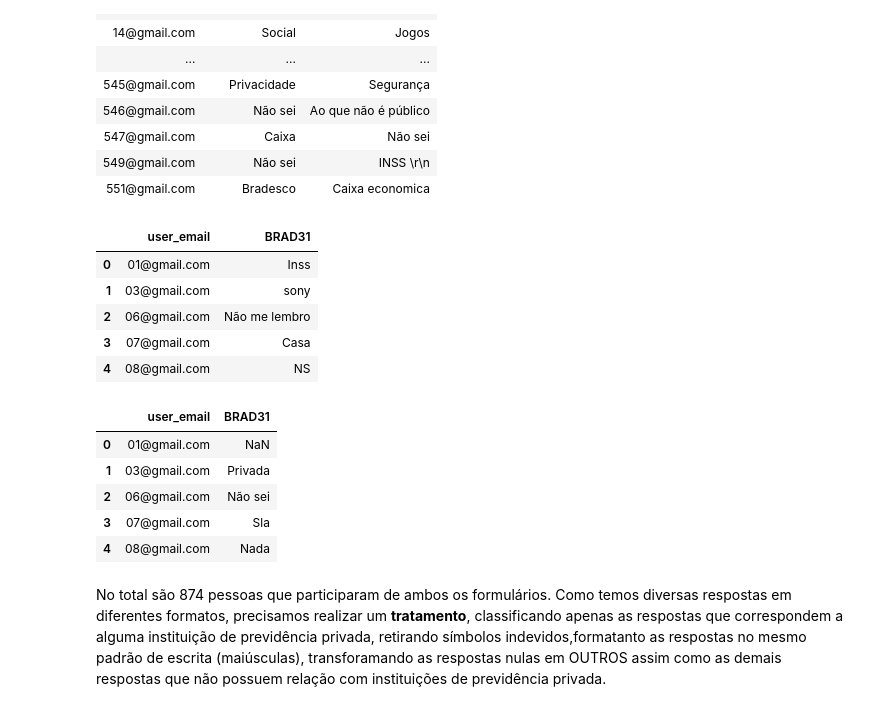
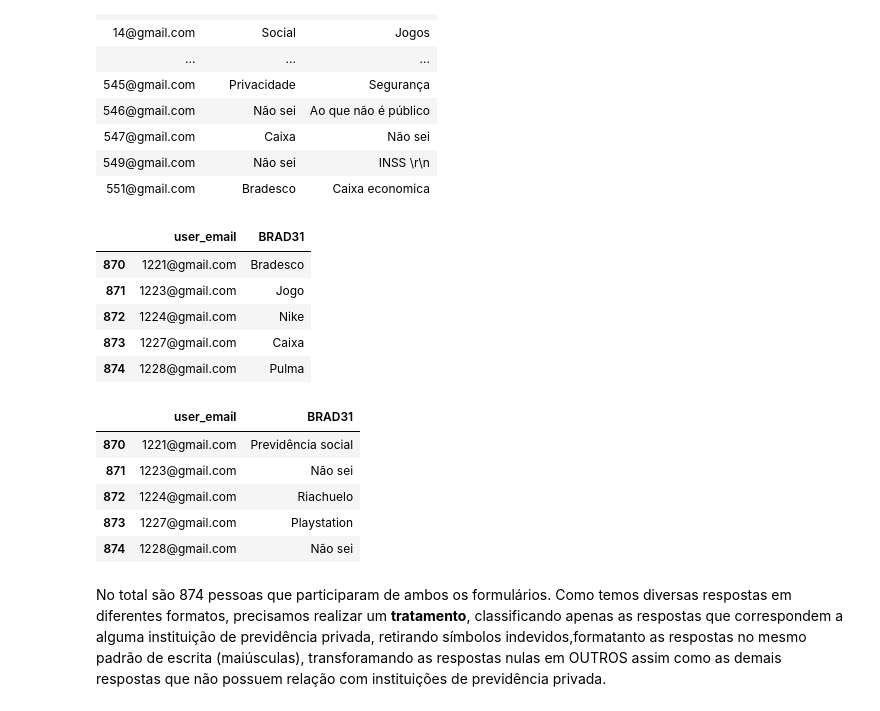
Before and after one commit to adhalya/Analise_Campanha_Credito, a Jupyter notebook: Análise_Campanha_de_Crédito.ipynb, the cells around one changed output. Cells and saved outputs as stored; diff of their text form; code cells hidden in the pictures.

```diff
--- a/Análise_Campanha_de_Crédito.ipynb
+++ b/Análise_Campanha_de_Crédito.ipynb
@@ -228,29 +228,29 @@ display(HTML(f"""
 # %%
 # Criar DataFrames isolados para BRAD31_antes e BRAD31_depois
 df1_inicio = df_inicio[['user_email', 'BRAD31_antes']].copy()
 df2_inicio = df_inicio[['user_email', 'BRAD31_depois']].copy()
 
 # Renomear as colunas para manter consistência
 df1_inicio = df1_inicio.rename(columns={'BRAD31_antes': 'BRAD31'})
 df2_inicio = df2_inicio.rename(columns={'BRAD31_depois': 'BRAD31'})
 
-df1_inicio.head()
+df1_inicio.tail()
 # %% [output]
 |  | user_email | BRAD31 |
-| 0 | 01@gmail.com | Inss |
-| 1 | 03@gmail.com | sony |
-| 2 | 06@gmail.com | Não me lembro |
-| 3 | 07@gmail.com | Casa |
-| 4 | 08@gmail.com | NS |
+| 870 | 1221@gmail.com | Bradesco |
+| 871 | 1223@gmail.com | Jogo |
+| 872 | 1224@gmail.com | Nike |
+| 873 | 1227@gmail.com | Caixa |
+| 874 | 1228@gmail.com | Pulma |
 # %%
-df2_inicio.head()
+df2_inicio.tail()
 # %% [output]
 |  | user_email | BRAD31 |
-| 0 | 01@gmail.com | NaN |
-| 1 | 03@gmail.com | Privada |
-| 2 | 06@gmail.com | Não sei |
-| 3 | 07@gmail.com | Sla |
-| 4 | 08@gmail.com | Nada |
+| 870 | 1221@gmail.com | Previdência social |
+| 871 | 1223@gmail.com | Não sei |
+| 872 | 1224@gmail.com | Riachuelo |
+| 873 | 1227@gmail.com | Playstation |
+| 874 | 1228@gmail.com | Não sei |
 # %% [markdown]
 No total são 874 pessoas que participaram de ambos os formulários. Como temos diversas respostas em diferentes formatos, precisamos realizar um **tratamento**, classificando apenas as respostas que correspondem a alguma instituição de previdência privada, retirando símbolos indevidos,formatanto as respostas no mesmo padrão de escrita (maiúsculas), transforamando as respostas nulas em OUTROS assim como as demais respostas que não possuem relação com instituições de previdência privada.
 # %%
```
